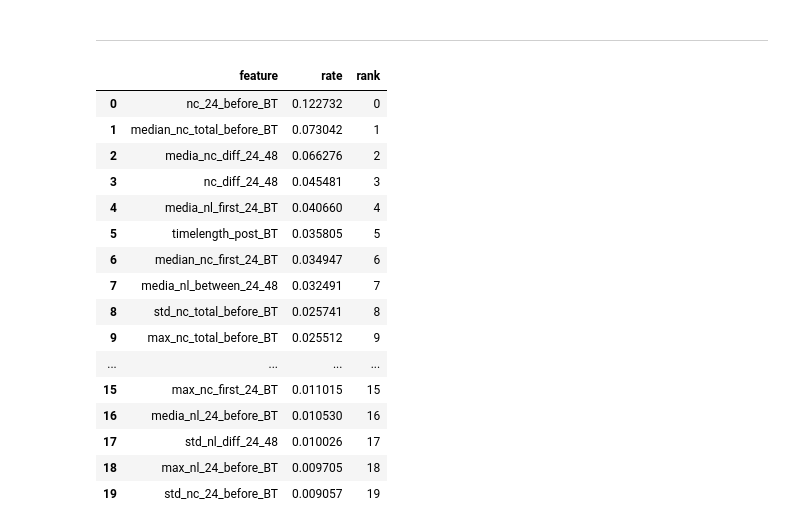
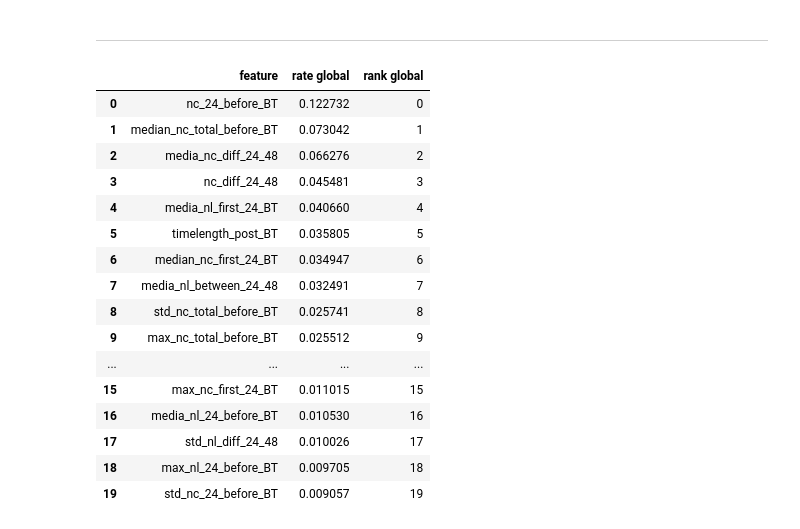
Before and after one commit to jtentor/DHDSFW, a Jupyter notebook: Features_01.ipynb, the cells around one changed output. Saved outputs shown, nothing was run; the diff lists cells and outputs as text; code cells hidden in the pictures.

```diff
--- a/Features_01.ipynb
+++ b/Features_01.ipynb
@@ -259,18 +259,19 @@ def get_feature_importance(models, data_columns) :
 # %%
 def show_feature_importance(models, data_columns) :
 
     result = get_feature_importance(models, data_columns)
+    result.rename(columns={'rate' : 'rate global', 'rank' : 'rank global'}, inplace=True)
 
     if len(models) > 1 :
         for m in models :
             temp = get_feature_importance([m], data_columns)
             result = result.merge(right=temp[['feature', 'rate', 'rank']], on='feature', how='inner', suffixes=(None, ' ' + m.name) )
 
     return result
 
 show_feature_importance(models=[model], data_columns=X_train.columns)[:20]
 # %% [output]
-|  | feature | rate | rank |
+|  | feature | rate global | rank global |
 | 0 | nc_24_before_BT | 0.122732 | 0 |
 | 1 | median_nc_total_before_BT | 0.073042 | 1 |
 | 2 | media_nc_diff_24_48 | 0.066276 | 2 |
```
Also changed, not shown: parts of 9 cells of this notebook, 11 other files.
